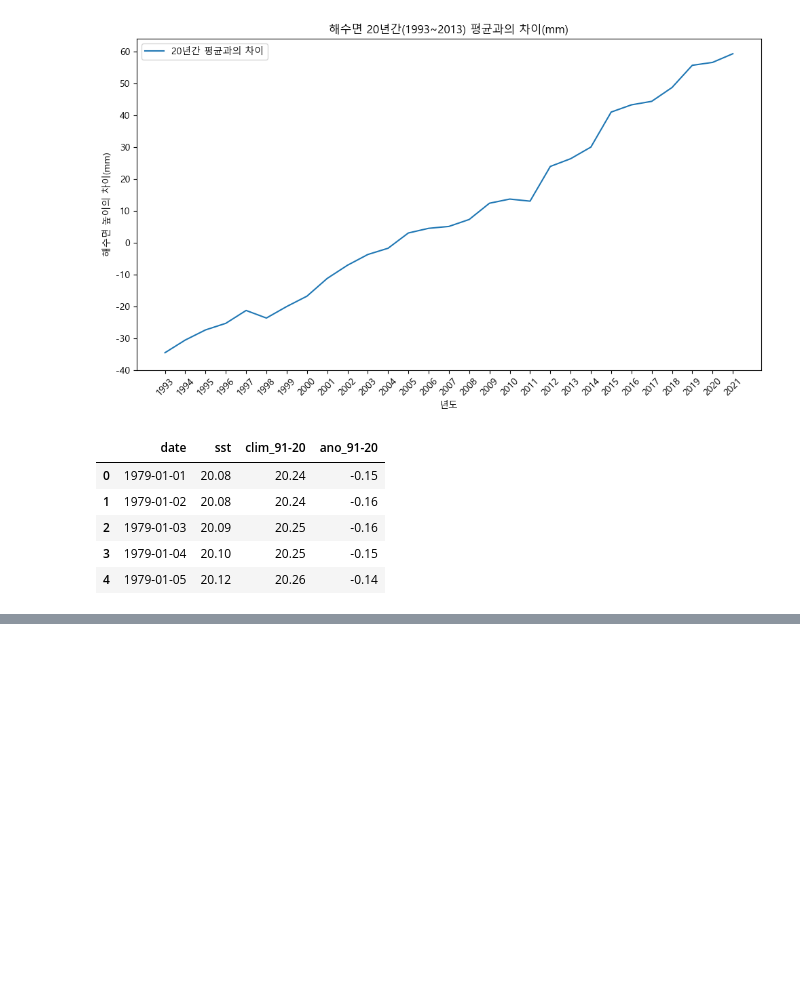
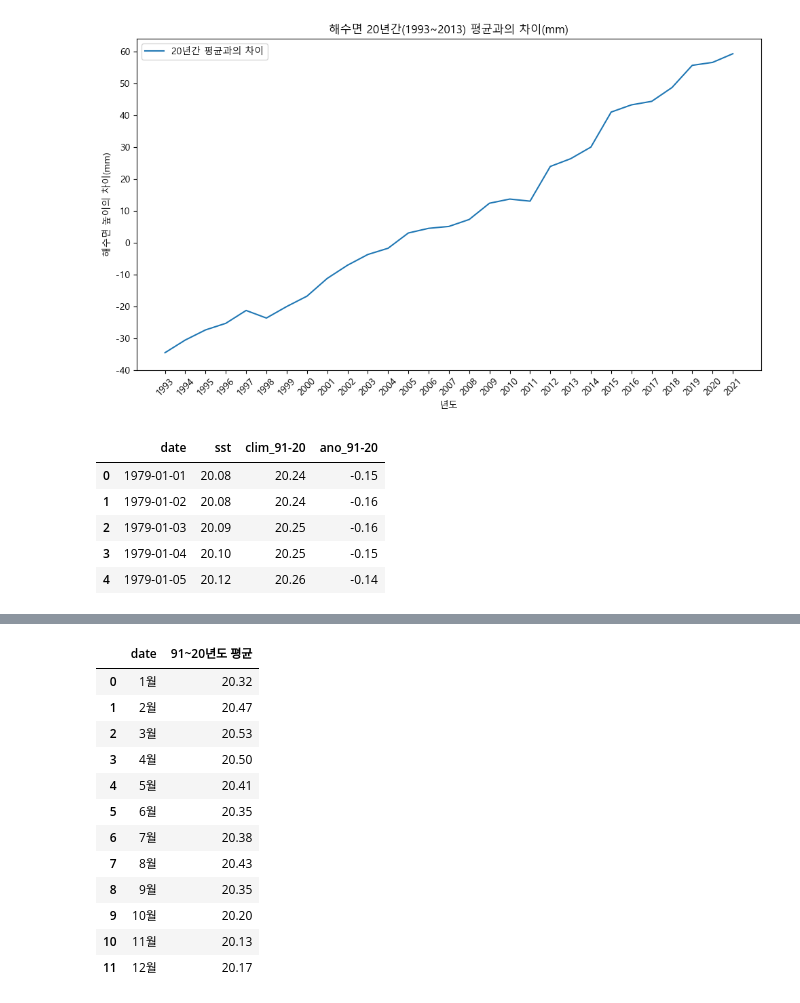
Before and after one commit to Songsungsang/Smart_Factory_Project_Data_Analysis, a Jupyter notebook: sea_level_temp.ipynb, the cells around one changed output, grey strips where cells are left out. Saved outputs shown, nothing was run; the diff lists cells and outputs as text; code cells hidden in the pictures; blank space fills up the shorter version.

```diff
--- a/sea_level_temp.ipynb
+++ b/sea_level_temp.ipynb
@@ -80,0 +104,20 @@ sea_temp_month.head()
+# %%
+month_reset_index = sea_temp_month.reset_index() # 인덱스 리셋으로 열로 바꾸기
+clim_91_20 = month_reset_index[['date', 'clim_91-20']].head(12) # 필요한 칼럼들을 가진 데이터프레임 생성
+clim_91_20['date'] = clim_91_20['date'].dt.month.astype(str) + '월' # 'date' 열에서 월을 추출하여 월을 붙인 형식으로 변환
+clim_91_20 = clim_91_20.rename(columns = {'clim_91-20' : '91~20년도 평균'})
+clim_91_20
+# %% [output]
+|  | date | 91~20년도 평균 |
+| 0 | 1월 | 20.32 |
+| 1 | 2월 | 20.47 |
+| 2 | 3월 | 20.53 |
+| 3 | 4월 | 20.50 |
+| 4 | 5월 | 20.41 |
+| 5 | 6월 | 20.35 |
+| 6 | 7월 | 20.38 |
+| 7 | 8월 | 20.43 |
+| 8 | 9월 | 20.35 |
+| 9 | 10월 | 20.20 |
+| 10 | 11월 | 20.13 |
+| 11 | 12월 | 20.17 |
```
Also changed, not shown: parts of 7 cells of this notebook.
